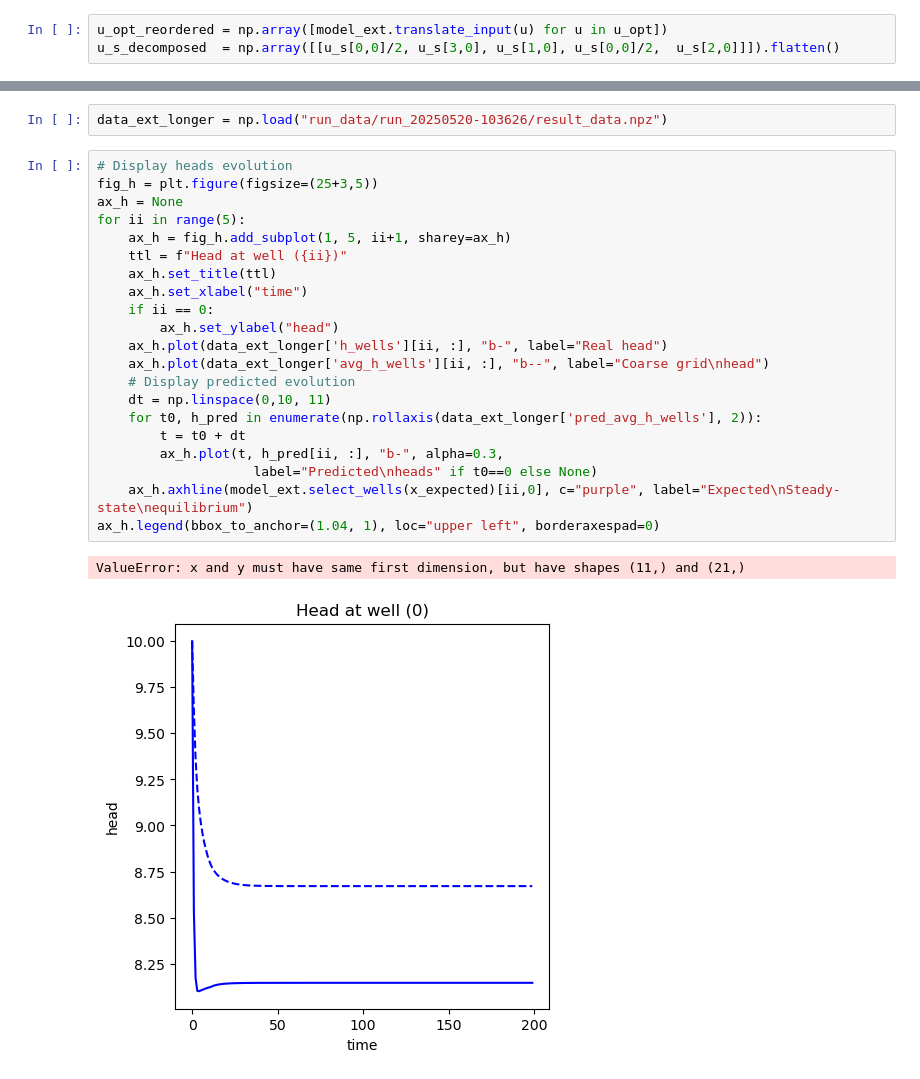
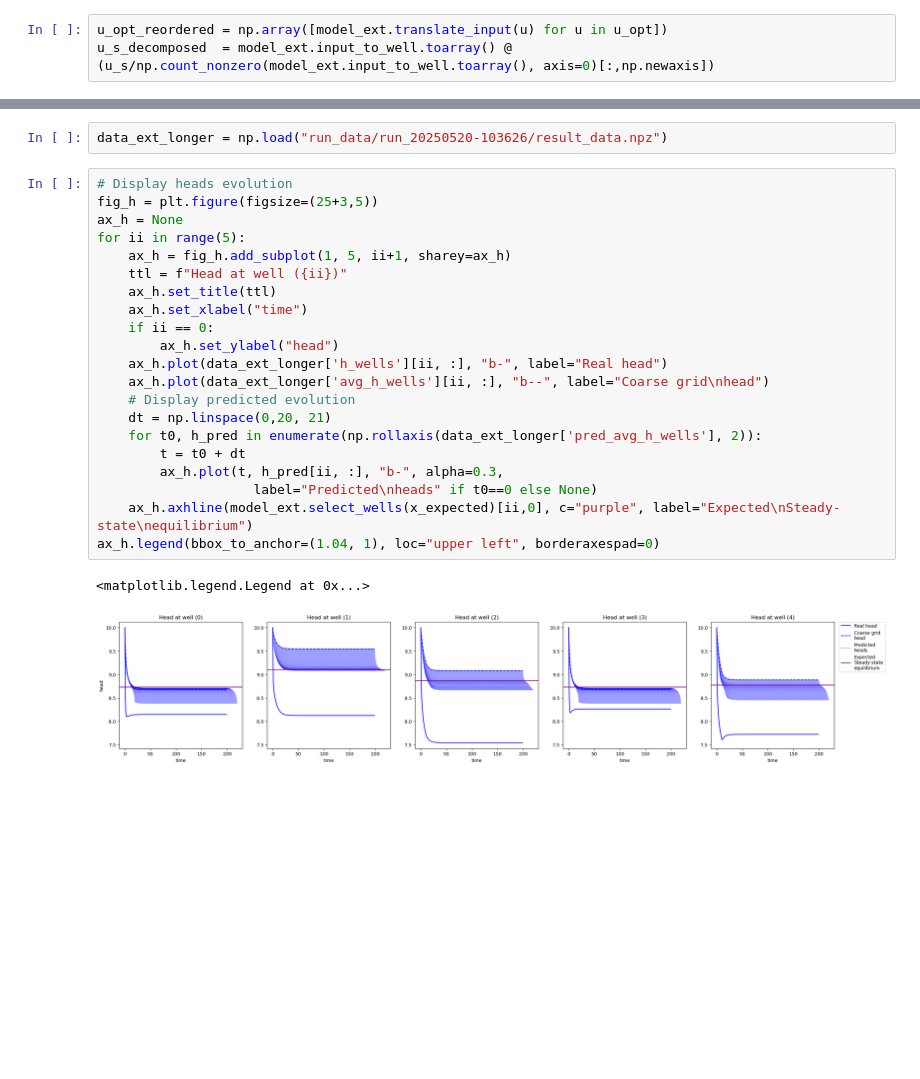
Before and after one commit to leonardchanfreau/RHG_GroundWater, a Jupyter notebook: test_equilibria.ipynb, the cells around one changed output, grey strips where cells are left out. Cells and saved outputs as stored; diff of their text form; blank space fills up the shorter version.

```diff
--- a/test_equilibria.ipynb
+++ b/test_equilibria.ipynb
@@ -948,7 +948,7 @@ for ii in range(5):
 [figure]
 # %%
 u_opt_reordered = np.array([model_ext.translate_input(u) for u in u_opt])
-u_s_decomposed  = np.array([[u_s[0,0]/2, u_s[3,0], u_s[1,0], u_s[0,0]/2,  u_s[2,0]]]).flatten()
+u_s_decomposed  = model_ext.input_to_well.toarray() @ (u_s/np.count_nonzero(model_ext.input_to_well.toarray(), axis=0)[:,np.newaxis])
 # %%
 fig_q = plt.figure(figsize=(25,5))
 ax_q = None
@@ -1046,24 +1046,24 @@ data_ext_longer = np.load("run_data/run_20250520-103626/result_data.npz")
 # %%
 # Display heads evolution
 fig_h = plt.figure(figsize=(25+3,5))
 ax_h = None
 for ii in range(5):
     ax_h = fig_h.add_subplot(1, 5, ii+1, sharey=ax_h)
     ttl = f"Head at well ({ii})"
     ax_h.set_title(ttl)
     ax_h.set_xlabel("time")
     if ii == 0:
         ax_h.set_ylabel("head")
     ax_h.plot(data_ext_longer['h_wells'][ii, :], "b-", label="Real head")
     ax_h.plot(data_ext_longer['avg_h_wells'][ii, :], "b--", label="Coarse grid\nhead")
     # Display predicted evolution
-    dt = np.linspace(0,10, 11)
+    dt = np.linspace(0,20, 21)
     for t0, h_pred in enumerate(np.rollaxis(data_ext_longer['pred_avg_h_wells'], 2)):
         t = t0 + dt
         ax_h.plot(t, h_pred[ii, :], "b-", alpha=0.3,
                     label="Predicted\nheads" if t0==0 else None)
     ax_h.axhline(model_ext.select_wells(x_expected)[ii,0], c="purple", label="Expected\nSteady-state\nequilibrium")
 ax_h.legend(bbox_to_anchor=(1.04, 1), loc="upper left", borderaxespad=0)
 # %% [output]
-ValueError: x and y must have same first dimension, but have shapes (11,) and (21,)
+<matplotlib.legend.Legend at 0x...>
-[figure, old version]
+[figure, new version]
```
Also changed, not shown: parts of 2 cells of this notebook, 4 other files.
